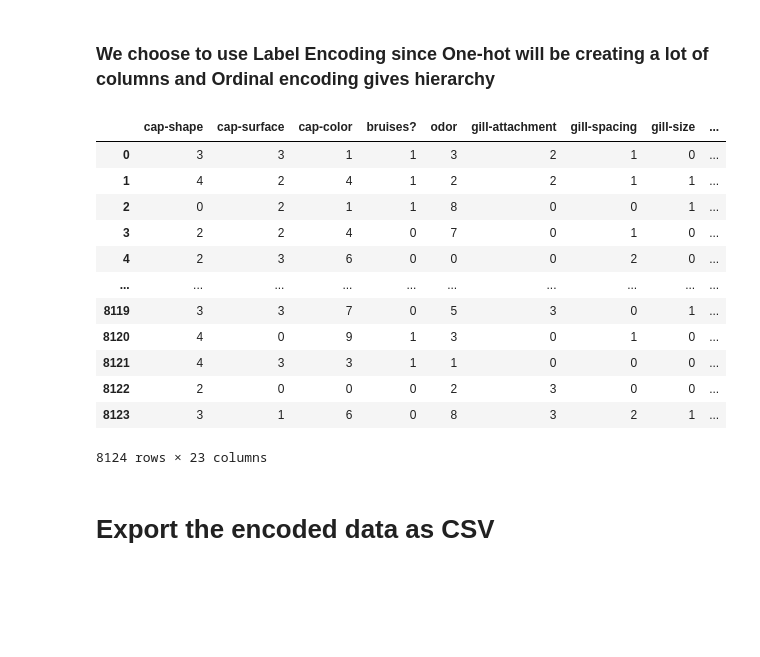
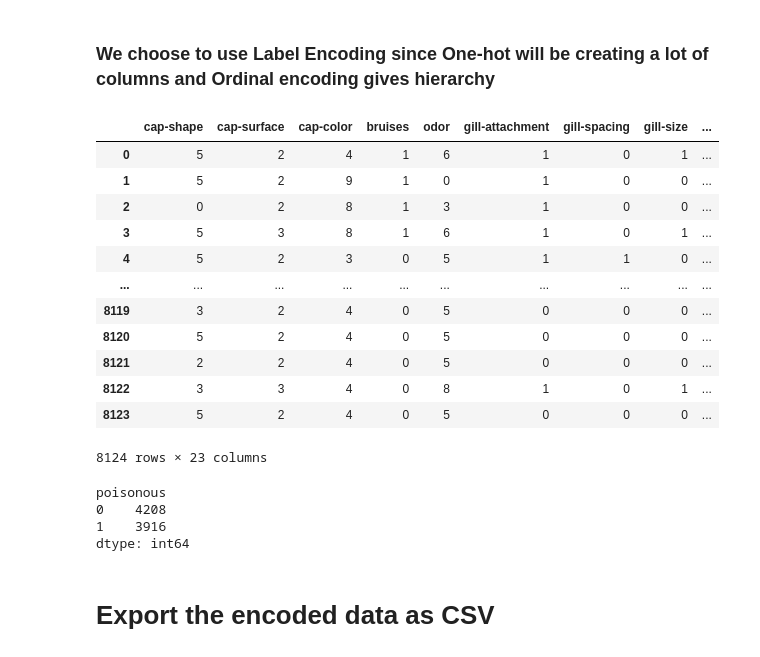
Before and after one commit to shigeokitamura/ds_301_mid_term_project, a Jupyter notebook: mushroom.ipynb, the cells around one changed output. Cells and saved outputs as stored; diff of their text form; code cells hidden in the pictures; blank space fills up the shorter version.

```diff
--- a/mushroom.ipynb
+++ b/mushroom.ipynb
@@ -47,15 +30,4 @@ print(mushroom.variables)
 # %%
-mushroom = fetch_ucirepo(id=73)
-
-# Convert to DataFrame
-df = pd.concat([mushroom.data.features, mushroom.data.targets], axis=1)
-
-# Print column names
-print(df.columns)
-
-# Save to CSV (optional)
-df.to_csv("mushroom_dataset.csv", index=False)
-
-# Display first few rows
-print(df.head())
+df = pd.read_csv('mushroom_dataset.csv')
+df.head()
 # %% [output]
@@ -218,27 +152,27 @@ else:
     num_rows = 100
 
 
-df = pd.DataFrame({
+df_hist  = pd.DataFrame({
     col: np.random.choice(list(mapping.keys()), num_rows)
     for col, mapping in category_mappings.items()
 })
 
 
-num_cols = len(df.columns)
+num_cols = len(df_hist.columns)
 rows = (num_cols // 2) + (num_cols % 2)
 
 plt.figure(figsize=(15, rows * 3))
 
-for i, col in enumerate(df.columns, 1):
+for i, col in enumerate(df_hist.columns, 1):
     plt.subplot(rows, 2, i)
-    sb.histplot(x=df[col], multiple='dodge')
+    sns.histplot(x=df_hist[col], multiple='dodge')
     plt.title(f'Distribution of {col} data')
     plt.xticks(rotation=45)
     plt.grid(True)
 
     #
-    unique_values = sorted(df[col].unique())
-    colors = sb.color_palette('husl', len(unique_values))
+    unique_values = sorted(df_hist[col].unique())
+    colors = sns.color_palette('husl', len(unique_values))
     legend_patches = [
         Line2D([0], [0], marker='o', color='w', markerfacecolor=c, markersize=8,
                label=f'{val} = {category_mappings[col].get(val, "Unknown")}')
@@ -263,25 +194,35 @@ le = LabelEncoder()
 # %%
 from sklearn.preprocessing import LabelEncoder
 
 le = LabelEncoder()
 
-df_encoded = df.apply(lambda col: le.fit_transform(col) if col.dtype == 'object' else col)
+for col in df_encoded.columns:
+    df_encoded[col] = le.fit_transform(df_encoded[col])
+
+#df_encoded = df.apply(lambda col: le.fit_transform(col) if col.dtype == 'object' else col)
 
 df_encoded
 # %% [output]
-|  | cap-shape | cap-surface | cap-color | bruises? | odor | gill-attachment | gill-spacing | gill-size | ... |
-| 0 | 3 | 3 | 1 | 1 | 3 | 2 | 1 | 0 | ... |
-| 1 | 4 | 2 | 4 | 1 | 2 | 2 | 1 | 1 | ... |
-| 2 | 0 | 2 | 1 | 1 | 8 | 0 | 0 | 1 | ... |
-| 3 | 2 | 2 | 4 | 0 | 7 | 0 | 1 | 0 | ... |
-| 4 | 2 | 3 | 6 | 0 | 0 | 0 | 2 | 0 | ... |
+|  | cap-shape | cap-surface | cap-color | bruises | odor | gill-attachment | gill-spacing | gill-size | ... |
+| 0 | 5 | 2 | 4 | 1 | 6 | 1 | 0 | 1 | ... |
+| 1 | 5 | 2 | 9 | 1 | 0 | 1 | 0 | 0 | ... |
+| 2 | 0 | 2 | 8 | 1 | 3 | 1 | 0 | 0 | ... |
+| 3 | 5 | 3 | 8 | 1 | 6 | 1 | 0 | 1 | ... |
+| 4 | 5 | 2 | 3 | 0 | 5 | 1 | 1 | 0 | ... |
 | ... | ... | ... | ... | ... | ... | ... | ... | ... | ... |
-| 8119 | 3 | 3 | 7 | 0 | 5 | 3 | 0 | 1 | ... |
-| 8120 | 4 | 0 | 9 | 1 | 3 | 0 | 1 | 0 | ... |
-| 8121 | 4 | 3 | 3 | 1 | 1 | 0 | 0 | 0 | ... |
-| 8122 | 2 | 0 | 0 | 0 | 2 | 3 | 0 | 0 | ... |
-| 8123 | 3 | 1 | 6 | 0 | 8 | 3 | 2 | 1 | ... |
+| 8119 | 3 | 2 | 4 | 0 | 5 | 0 | 0 | 0 | ... |
+| 8120 | 5 | 2 | 4 | 0 | 5 | 0 | 0 | 0 | ... |
+| 8121 | 2 | 2 | 4 | 0 | 5 | 0 | 0 | 0 | ... |
+| 8122 | 3 | 3 | 4 | 0 | 8 | 1 | 0 | 1 | ... |
+| 8123 | 5 | 2 | 4 | 0 | 5 | 0 | 0 | 0 | ... |
 8124 rows × 23 columns
+# %%
+df_encoded.groupby('poisonous').size()
+# %% [output]
+poisonous
+0    4208
+1    3916
+dtype: int64
 # %% [markdown]
 # Export the encoded data as CSV
 # %%
```
Also changed, not shown: parts of 11 cells of this notebook.
